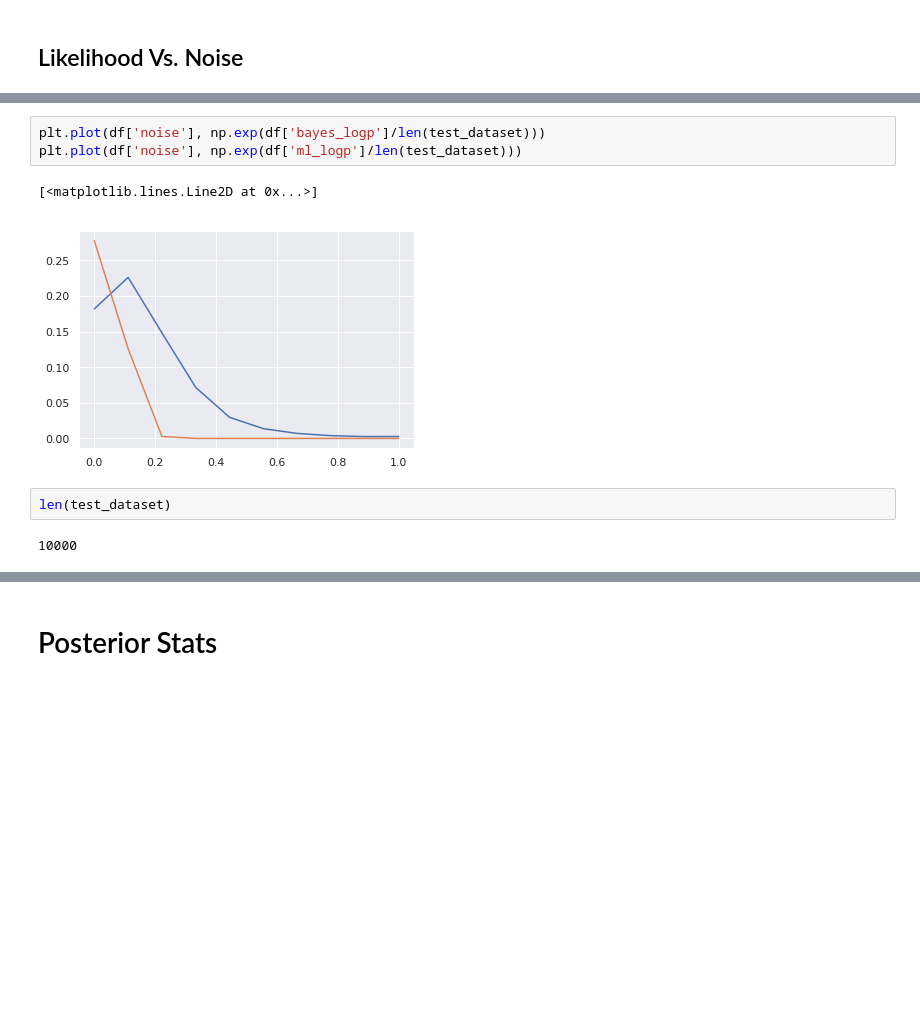
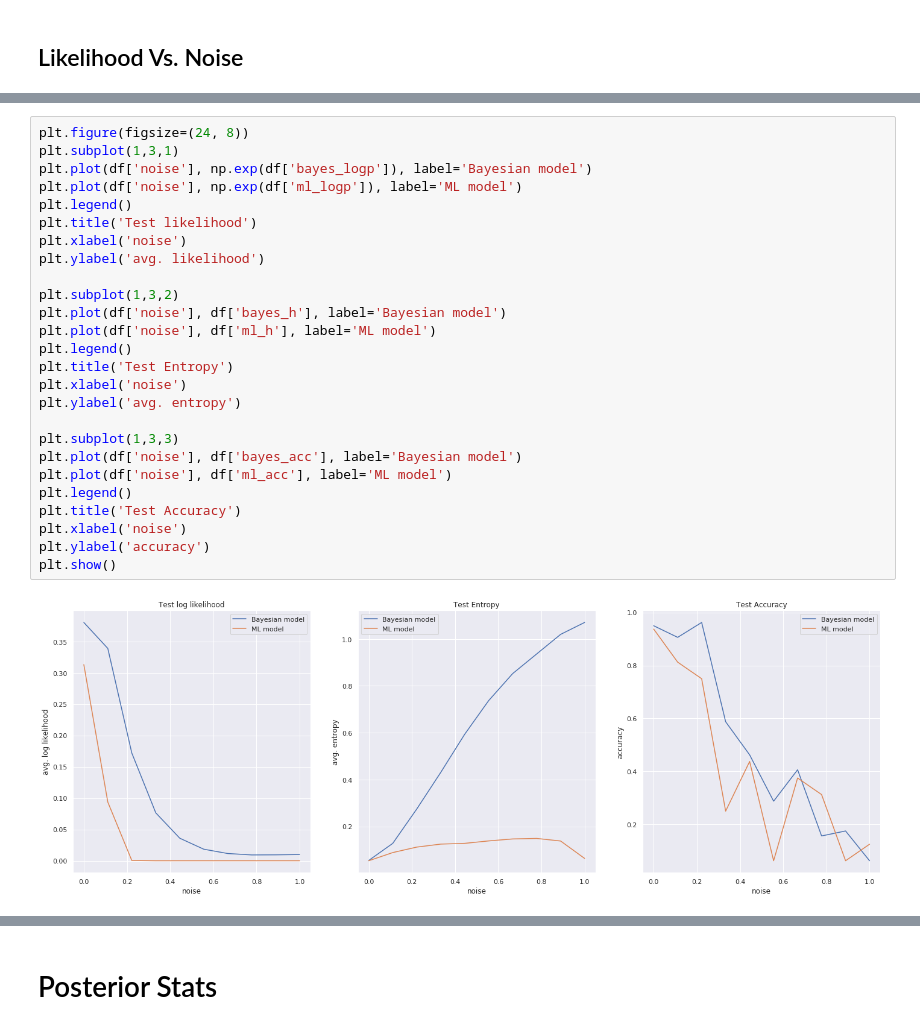
Before and after one commit to vlievin/deep-bayes, a Jupyter notebook: Visualisation-MNIST.ipynb, the cells around one changed output, grey strips where cells are left out. Saved outputs shown, nothing was run; the diff lists cells and outputs as text; blank space fills up the shorter version.

```diff
--- a/Visualisation-MNIST.ipynb
+++ b/Visualisation-MNIST.ipynb
@@ -318,10 +331,28 @@ df
-# %%
-plt.plot(df['noise'], np.exp(df['bayes_logp']/len(test_dataset)))
-plt.plot(df['noise'], np.exp(df['ml_logp']/len(test_dataset)))
-# %% [output]
-[<matplotlib.lines.Line2D at 0x...>]
-[figure, removed]
-# %%
-len(test_dataset)
-# %% [output]
-10000
+# %%
+plt.figure(figsize=(24, 8))
+plt.subplot(1,3,1)
+plt.plot(df['noise'], np.exp(df['bayes_logp']), label='Bayesian model')
+plt.plot(df['noise'], np.exp(df['ml_logp']), label='ML model')
+plt.legend()
+plt.title('Test likelihood')
+plt.xlabel('noise')
+plt.ylabel('avg. likelihood')
+
+plt.subplot(1,3,2)
+plt.plot(df['noise'], df['bayes_h'], label='Bayesian model')
+plt.plot(df['noise'], df['ml_h'], label='ML model')
+plt.legend()
+plt.title('Test Entropy')
+plt.xlabel('noise')
+plt.ylabel('avg. entropy')
+
+plt.subplot(1,3,3)
+plt.plot(df['noise'], df['bayes_acc'], label='Bayesian model')
+plt.plot(df['noise'], df['ml_acc'], label='ML model')
+plt.legend()
+plt.title('Test Accuracy')
+plt.xlabel('noise')
+plt.ylabel('accuracy')
+plt.show()
+# %% [output]
+[figure, added]
```
Also changed, not shown: parts of 3 cells of this notebook, 2 other files.
